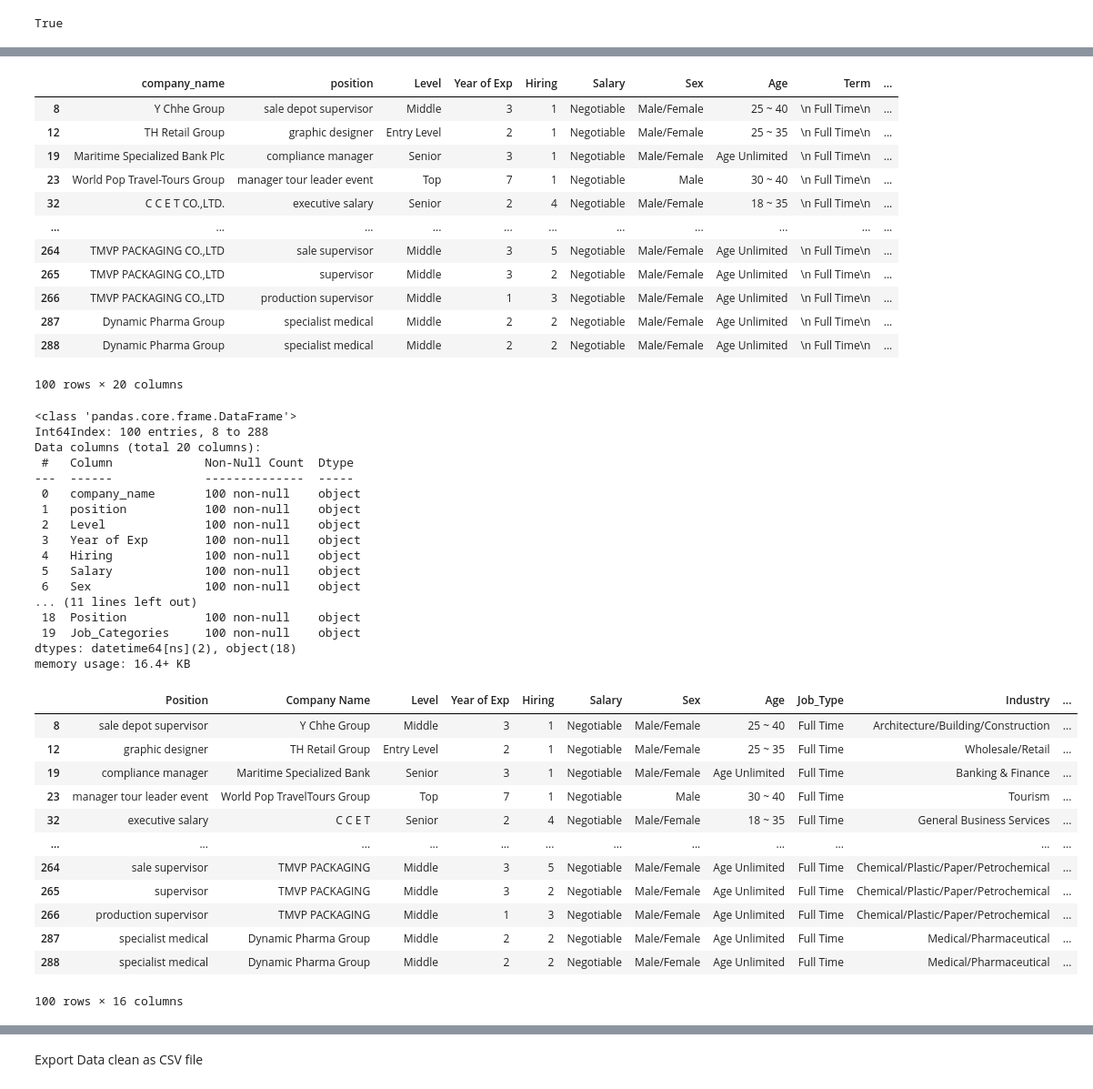
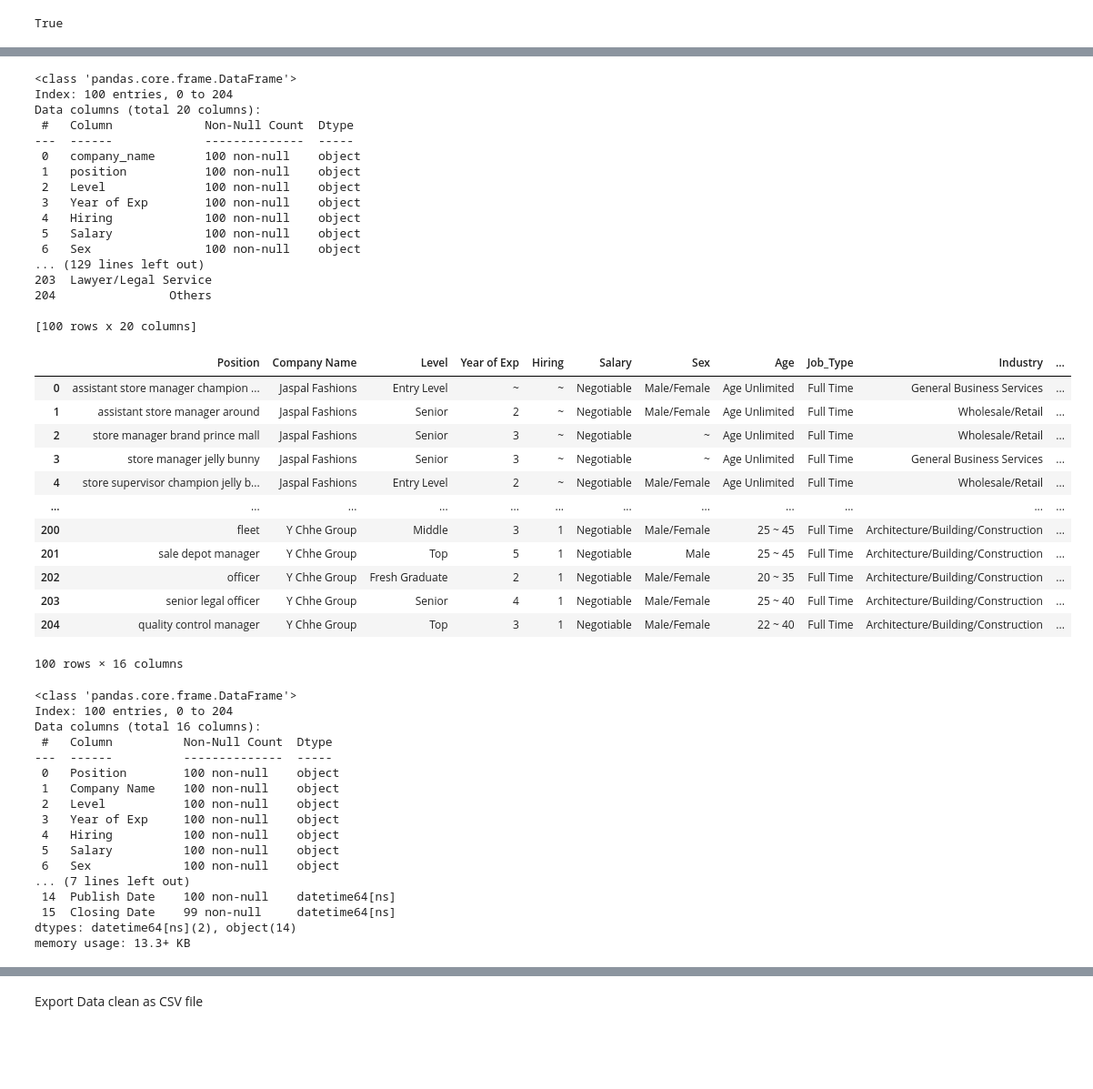
Before and after one commit to StudentChanna/Job-Vis-2023-2024, a Jupyter notebook: Script/data_preprocessing.ipynb, the cells around one changed output, grey strips where cells are left out. Shown at 91% size. Cells and saved outputs as stored; diff of their text form; code cells hidden in the pictures; blank space fills up the shorter version.

```diff
--- a/Script/data_preprocessing.ipynb
+++ b/Script/data_preprocessing.ipynb
@@ -74,7 +74,7 @@ None
 # %%
 
 # Define a list of values that should be considered as missing
-missing_values = ["NA", "N/A", "--", "null", "NaN","~"]
+missing_values = ["NA", "N/A", "--", "null", "NaN"]
 
 # Replace the missing values with NaN
 data_origin.replace(missing_values, pd.NA, inplace=True)
@@ -271,8 +273,8 @@ True
 # %%
 
 testing = pd.DataFrame(new_data_unique)
-for_testing = testing
-#for_testing = testing.head(100)
+#for_testing = testing
+for_testing = testing.head(100)
 # %%
 # def filter_english_nltk_checker(text):
 #      english_words = set(words.words())
@@ -383,21 +399,6 @@ display(eng_detect)
 # %%
 eng_detect['Publish Date']= eng_detect['Publish Date'].str.replace(r'Publish Date：', '', regex=True)
 eng_detect['Closing Date']= eng_detect['Closing Date'].str.replace(r'Closing Date：', '', regex=True)
-display(eng_detect)
-# %% [output]
-|  | company_name | position | Level | Year of Exp | Hiring | Salary | Sex | Age | Term | ... |
-| 8 | Y Chhe Group | sale depot supervisor | Middle | 3 | 1 | Negotiable | Male/Female | 25 ~ 40 | \n Full Time\n | ... |
-| 12 | TH Retail Group | graphic designer | Entry Level | 2 | 1 | Negotiable | Male/Female | 25 ~ 35 | \n Full Time\n | ... |
-| 19 | Maritime Specialized Bank Plc | compliance manager | Senior | 3 | 1 | Negotiable | Male/Female | Age Unlimited | \n Full Time\n | ... |
-| 23 | World Pop Travel-Tours Group | manager tour leader event | Top | 7 | 1 | Negotiable | Male | 30 ~ 40 | \n Full Time\n | ... |
-| 32 | C C E T CO.,LTD. | executive salary | Senior | 2 | 4 | Negotiable | Male/Female | 18 ~ 35 | \n Full Time\n | ... |
-| ... | ... | ... | ... | ... | ... | ... | ... | ... | ... | ... |
-| 264 | TMVP PACKAGING CO.,LTD | sale supervisor | Middle | 3 | 5 | Negotiable | Male/Female | Age Unlimited | \n Full Time\n | ... |
-| 265 | TMVP PACKAGING CO.,LTD | supervisor | Middle | 3 | 2 | Negotiable | Male/Female | Age Unlimited | \n Full Time\n | ... |
-| 266 | TMVP PACKAGING CO.,LTD | production supervisor | Middle | 1 | 3 | Negotiable | Male/Female | Age Unlimited | \n Full Time\n | ... |
-| 287 | Dynamic Pharma Group | specialist medical | Middle | 2 | 2 | Negotiable | Male/Female | Age Unlimited | \n Full Time\n | ... |
-| 288 | Dynamic Pharma Group | specialist medical | Middle | 2 | 2 | Negotiable | Male/Female | Age Unlimited | \n Full Time\n | ... |
-100 rows × 20 columns
 # %%
 #Cleaning and Refomating Date of publishing and closing date
 # Columns to reformat as datetime:
@@ -407,9 +408,11 @@ date_columns = ['Publish Date', 'Closing Date']
 for col in date_columns:
     eng_detect[col] = pd.to_datetime(eng_detect[col], errors='coerce')
 eng_detect.info()
+
+print(eng_detect)
 # %% [output]
 <class 'pandas.core.frame.DataFrame'>
-Int64Index: 100 entries, 8 to 288
+Index: 100 entries, 0 to 204
 Data columns (total 20 columns):
  #   Column             Non-Null Count  Dtype
 ---  ------             --------------  -----
@@ -420,32 +423,50 @@ Data columns (total 20 columns):
  4   Hiring             100 non-null    object
  5   Salary             100 non-null    object
  6   Sex                100 non-null    object
-... (11 lines left out)
- 18  Position           100 non-null    object
- 19  Job_Categories     100 non-null    object
-dtypes: datetime64[ns](2), object(18)
-memory usage: 16.4+ KB
+... (129 lines left out)
+203  Lawyer/Legal Service
+204                Others
+
+[100 rows x 20 columns]
 # %%
 # Display the cleaned data as a table
 new_table= eng_detect[['Position','Company Name', 'Level', 'Year of Exp', 'Hiring', 'Salary',
        'Sex', 'Age', 'Job_Type','Industry','Job_Categories','Qualification','Language','Location','Publish Date','Closing Date']]
 
 display(new_table)
+new_table.info()
 # new_table = pd.DataFrame(new_table)
 # %% [output]
 |  | Position | Company Name | Level | Year of Exp | Hiring | Salary | Sex | Age | Job_Type | Industry | ... |
-| 8 | sale depot supervisor | Y Chhe Group | Middle | 3 | 1 | Negotiable | Male/Female | 25 ~ 40 | Full Time | Architecture/Building/Construction | ... |
-| 12 | graphic designer | TH Retail Group | Entry Level | 2 | 1 | Negotiable | Male/Female | 25 ~ 35 | Full Time | Wholesale/Retail | ... |
-| 19 | compliance manager | Maritime Specialized Bank | Senior | 3 | 1 | Negotiable | Male/Female | Age Unlimited | Full Time | Banking & Finance | ... |
-| 23 | manager tour leader event | World Pop TravelTours Group | Top | 7 | 1 | Negotiable | Male | 30 ~ 40 | Full Time | Tourism | ... |
-| 32 | executive salary | C C E T | Senior | 2 | 4 | Negotiable | Male/Female | 18 ~ 35 | Full Time | General Business Services | ... |
+| 0 | assistant store manager champion ... | Jaspal Fashions | Entry Level | ~ | ~ | Negotiable | Male/Female | Age Unlimited | Full Time | General Business Services | ... |
+| 1 | assistant store manager around | Jaspal Fashions | Senior | 2 | ~ | Negotiable | Male/Female | Age Unlimited | Full Time | Wholesale/Retail | ... |
+| 2 | store manager brand prince mall | Jaspal Fashions | Senior | 3 | ~ | Negotiable | ~ | Age Unlimited | Full Time | Wholesale/Retail | ... |
+| 3 | store manager jelly bunny | Jaspal Fashions | Senior | 3 | ~ | Negotiable | ~ | Age Unlimited | Full Time | General Business Services | ... |
+| 4 | store supervisor champion jelly b... | Jaspal Fashions | Entry Level | 2 | ~ | Negotiable | Male/Female | Age Unlimited | Full Time | Wholesale/Retail | ... |
 | ... | ... | ... | ... | ... | ... | ... | ... | ... | ... | ... | ... |
-| 264 | sale supervisor | TMVP PACKAGING | Middle | 3 | 5 | Negotiable | Male/Female | Age Unlimited | Full Time | Chemical/Plastic/Paper/Petrochemical | ... |
-| 265 | supervisor | TMVP PACKAGING | Middle | 3 | 2 | Negotiable | Male/Female | Age Unlimited | Full Time | Chemical/Plastic/Paper/Petrochemical | ... |
-| 266 | production supervisor | TMVP PACKAGING | Middle | 1 | 3 | Negotiable | Male/Female | Age Unlimited | Full Time | Chemical/Plastic/Paper/Petrochemical | ... |
-| 287 | specialist medical | Dynamic Pharma Group | Middle | 2 | 2 | Negotiable | Male/Female | Age Unlimited | Full Time | Medical/Pharmaceutical | ... |
-| 288 | specialist medical | Dynamic Pharma Group | Middle | 2 | 2 | Negotiable | Male/Female | Age Unlimited | Full Time | Medical/Pharmaceutical | ... |
+| 200 | fleet | Y Chhe Group | Middle | 3 | 1 | Negotiable | Male/Female | 25 ~ 45 | Full Time | Architecture/Building/Construction | ... |
+| 201 | sale depot manager | Y Chhe Group | Top | 5 | 1 | Negotiable | Male | 25 ~ 45 | Full Time | Architecture/Building/Construction | ... |
+| 202 | officer | Y Chhe Group | Fresh Graduate | 2 | 1 | Negotiable | Male/Female | 20 ~ 35 | Full Time | Architecture/Building/Construction | ... |
+| 203 | senior legal officer | Y Chhe Group | Senior | 4 | 1 | Negotiable | Male/Female | 25 ~ 40 | Full Time | Architecture/Building/Construction | ... |
+| 204 | quality control manager | Y Chhe Group | Top | 3 | 1 | Negotiable | Male/Female | 22 ~ 40 | Full Time | Architecture/Building/Construction | ... |
 100 rows × 16 columns
+<class 'pandas.core.frame.DataFrame'>
+Index: 100 entries, 0 to 204
+Data columns (total 16 columns):
+ #   Column          Non-Null Count  Dtype
+---  ------          --------------  -----
+ 0   Position        100 non-null    object
+ 1   Company Name    100 non-null    object
+ 2   Level           100 non-null    object
+ 3   Year of Exp     100 non-null    object
+ 4   Hiring          100 non-null    object
+ 5   Salary          100 non-null    object
+ 6   Sex             100 non-null    object
+... (7 lines left out)
+ 14  Publish Date    100 non-null    datetime64[ns]
+ 15  Closing Date    99 non-null     datetime64[ns]
+dtypes: datetime64[ns](2), object(14)
+memory usage: 13.3+ KB
 # %%
 #Removing Missing Value in our Dataset
 new_table_unique_data = new_table.dropna()
```
Also changed, not shown: parts of 23 cells of this notebook.
